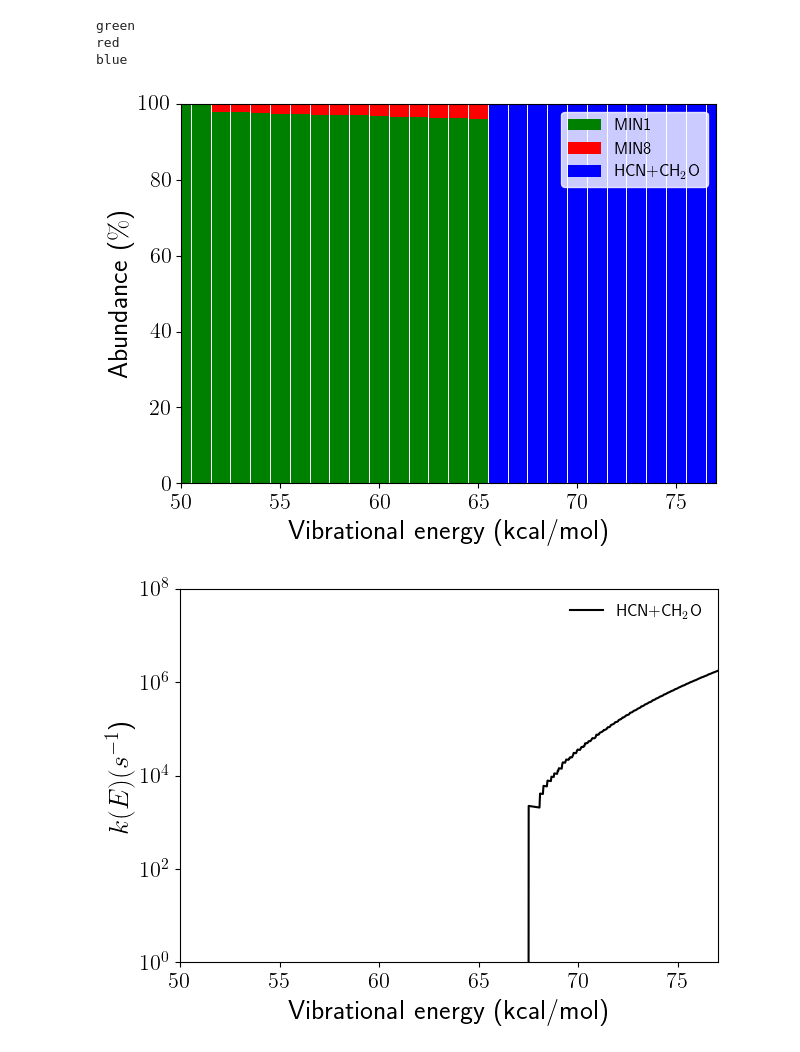
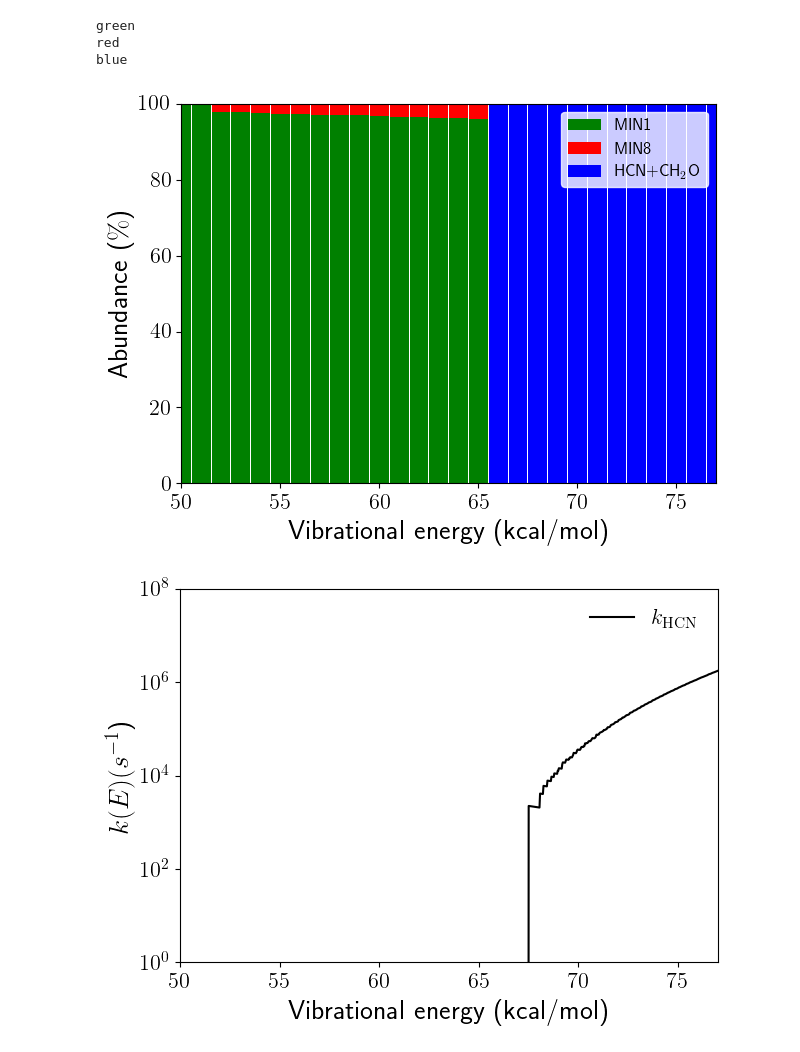
Before and after one commit to emartineznunez/latex, a Jupyter notebook: Kinetics/kinetics.ipynb, the cells around one changed output. Cells and saved outputs as stored; diff of their text form; code cells hidden in the pictures.

```diff
--- a/Kinetics/kinetics.ipynb
+++ b/Kinetics/kinetics.ipynb
@@ -98,33 +98,33 @@ plt.show()
 
 
 
 #reading the conductivities from a file
 k_ = pd.read_csv("k_hcn.csv",sep=',')
 ene = np.array(k_['ene'].values)
 k = np.array(k_['k'].values)
 
 plt.rcParams['text.usetex'] = True
 
-plt.plot(ene,k, '-',color='black', label='HCN+CH$_{2}$O')
+plt.plot(ene,k, '-',color='black', label='$k_{\mathrm{HCN}}$')
 
 plt.xlabel('Vibrational energy (kcal/mol)',fontsize=20)
 plt.ylabel('$k(E) (s^{-1}$)',fontsize=20)
 
 plt.xlim([50,77])
 plt.ylim([1,1e8])
 plt.xticks(fontsize=16)
 plt.yticks(fontsize=16)
 #plt.title('GLN',x=0.8, y=0.8, fontsize=16)
 plt.tight_layout()
 plt.yscale("log")
-plt.legend(loc=1,fontsize=12,edgecolor='white')
+plt.legend(loc=1,fontsize=16,edgecolor='white')
 plt.savefig('rate.svg')
 
 
 plt.show()
 # %% [output]
 green
 red
 blue
 [figure]
-[figure, old version]
+[figure, new version]
```
